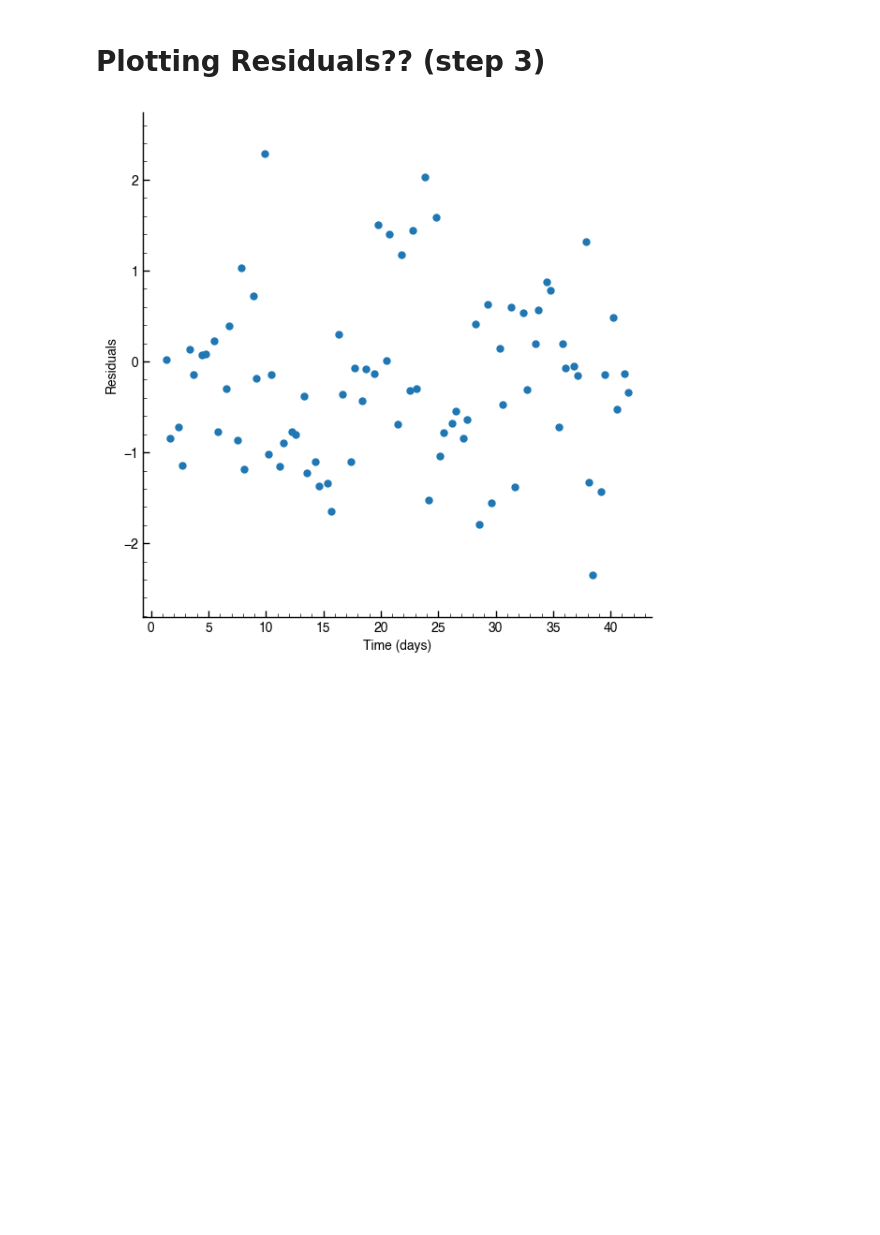
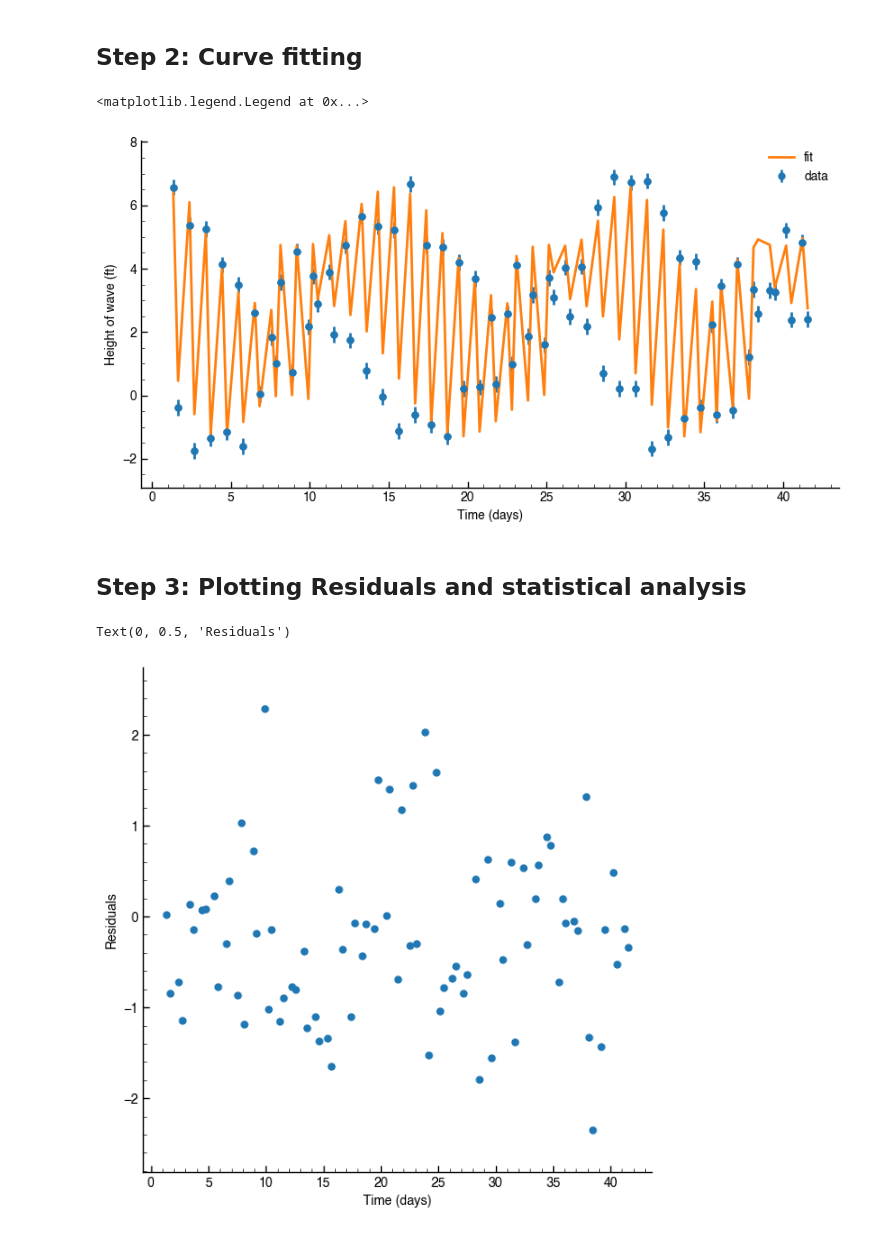
Before and after one commit to kingkap4/ASTR-19-Project, a Jupyter notebook: Project.ipynb, the cells around one changed output. Cells and saved outputs as stored; diff of their text form; code cells hidden in the pictures; blank space fills up the shorter version.

```diff
--- a/Project.ipynb
+++ b/Project.ipynb
@@ -115,15 +77,56 @@ plt.show()     #delete later
+# %% [markdown]
+## Step 2: Curve fitting
+# %%
+#define the function to fit
+def f_line(x, a, b, c, d, e, f):
+    return (a * np.sin(((2*np.pi)/1)*x + b+6)) + (1*c * np.sin(((2*np.pi)/0.2)*x + d+6)) * (e * np.sin(((2*np.pi)/0.5)*x + f))
+    #function should be something like sinx+(sinx)(sinx) with transformations
+    #(a * np.sin(b*x + c) + d) + (e * np.sin(f*x + g) + h) * (i * np.sin(j*x + k) + l) maybe
+
+
+#perform the fit
+params, params_cov = optimize.curve_fit(f_line, result_x, result_y, p0=[3, 0.5, 1, 1, 1, 1,])
+
+a_fit = params[0]
+b_fit = params[1]
+c_fit = params[2]
+d_fit = params[3]
+e_fit = params[4]
+f_fit = params[5]
+#print(f'params {a_fit}, {b_fit}, {c_fit}, {d_fit}')
+
+y_fit = (a_fit * np.sin(((np.pi)/0.5)*result_x + b_fit)+2) + (c_fit * np.cos(((2*np.pi)/0.5)*result_x + d_fit)) * (e_fit * np.sin(((2*np.pi)/0.5)*result_x + f_fit))
+
+
+#plot the fit on the same graph
+plt.style.use("astr19_matplotlib_defaults.txt")
+fig = plt.figure(figsize=(10,5))
+ax = plt.subplot
+plt.xlabel('Time (days)')
+plt.ylabel('Height of wave (ft)')
+plt.scatter(result_x, result_y)
+plt.errorbar(result_x, result_y, yerr= 0.25, fmt='o', label='data')
+plt.plot(result_x, y_fit, label='fit')
+plt.legend(loc=0, frameon=False)
+
+
+
+#plt.savefig('project-figure.pdf', bbox_inches='tight', dpi=600)
+# %% [output]
+<matplotlib.legend.Legend at 0x...>
+[figure, added]
 # %% [markdown]
-# Plotting Residuals?? (step 3)
+## Step 3: Plotting Residuals and statistical analysis
 # %%
-y_fit = (a_fit * np.sin(((np.pi)/0.5)*result_x + b_fit)+2) + (c_fit * np.cos(((2*np.pi)/0.5)*result_x + d_fit)) * (e_fit * np.sin(((2*np.pi)/0.5)*result_x + f_fit))
-
+#define the residuals
 residuals = result_y - y_fit
 
+#create a scatter with the residuals
 plt.figure(figsize=(7,7))
-plt.scatter(result_x, residuals)
+plt.scatter(result_x, residuals, label = "residual scatter")
 plt.xlabel('Time (days)')
 plt.ylabel('Residuals')
-plt.show()
 # %% [output]
+Text(0, 0.5, 'Residuals')
 [figure]
 # %%
```
Also changed, not shown: parts of 13 cells of this notebook.
